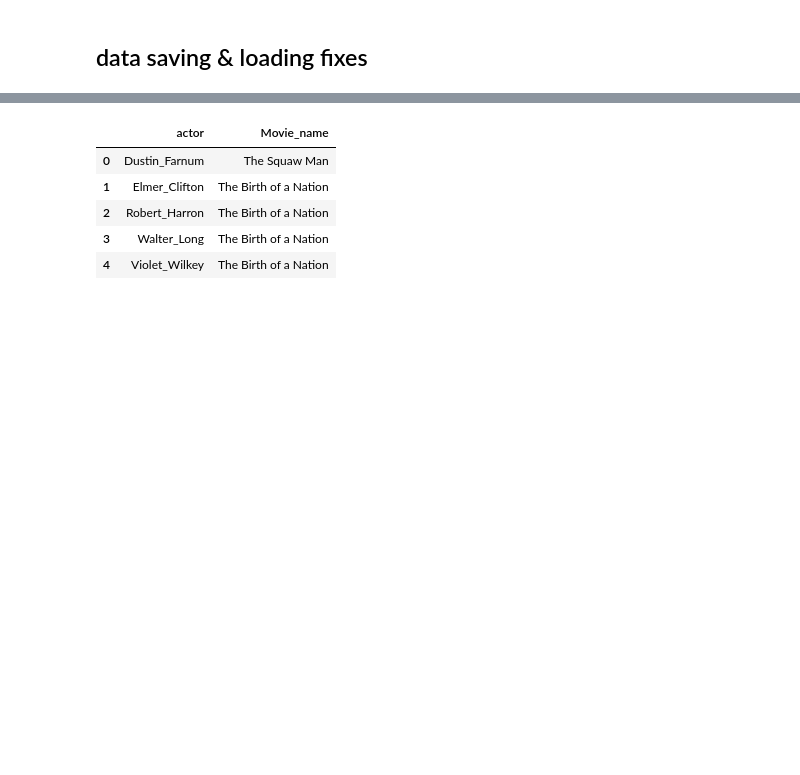
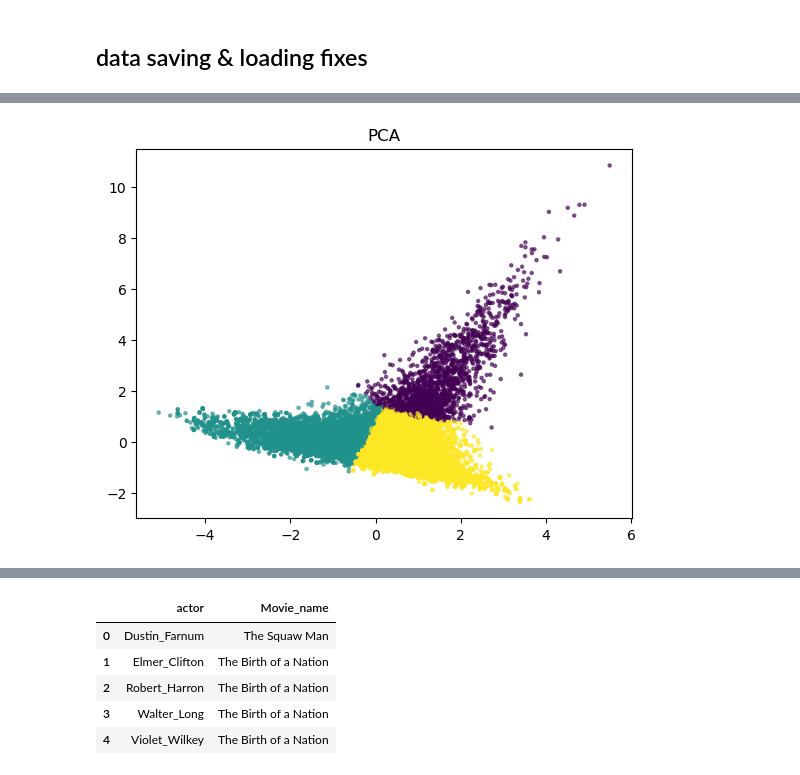
Before and after one commit to louisleger/ada-final-project, a Jupyter notebook: src/fbranches.ipynb, the cells around one changed output, grey strips where cells are left out. Drawn from its saved outputs; the diff is of its cells as text; code cells hidden in the pictures; blank space fills up the shorter version.

```diff
--- a/src/fbranches.ipynb
+++ b/src/fbranches.ipynb
@@ -222,0 +348,10 @@ fixed = save_values(savedTimeScores, usual_suspects)
+# %%
+from sklearn.cluster import KMeans
+
+kmean = KMeans(n_clusters=3, random_state=42) #create model
+labels = kmean.fit_predict(X_standard)
+# %%
+#dimensionality reduction with PCA
+from sklearn.decomposition import PCA
+
+X_reduced_pca = PCA(n_components=2).fit_transform(X_standard)
@@ -222,0 +362,7 @@ fixed = save_values(savedTimeScores, usual_suspects)
+# %%
+plt.scatter(X_reduced_pca[:,0], X_reduced_pca[:,1], c=labels, alpha=0.6, s=5)
+plt.title("PCA")
+fig.tight_layout()
+plt.show()
+# %% [output]
+[figure, added]
```
Also changed, not shown: parts of 61 cells of this notebook.
